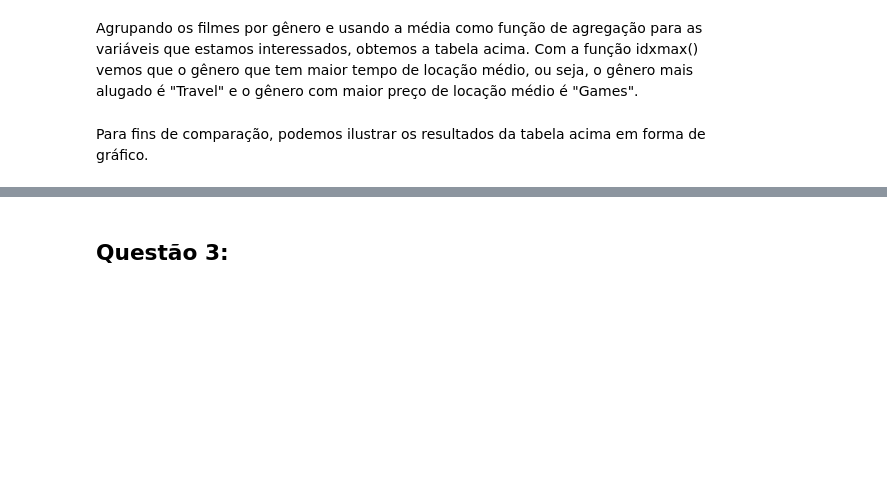
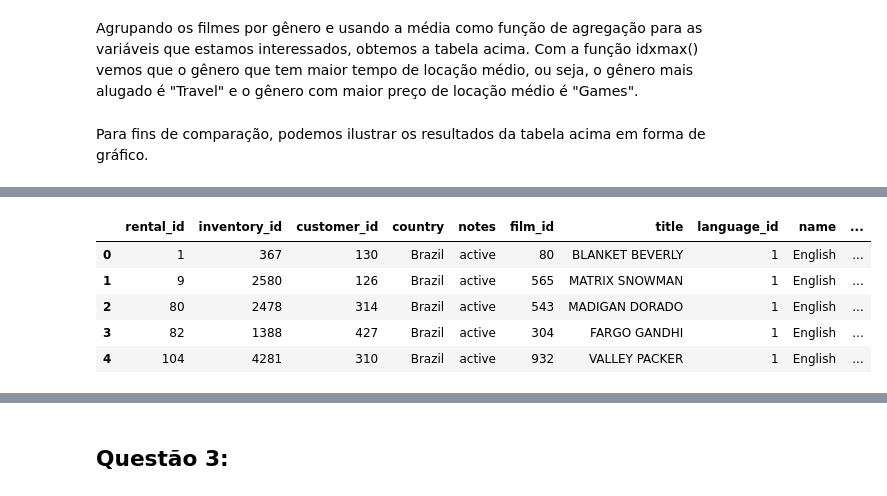
Before and after one commit to iblucher/MAC0459, a Jupyter notebook: Sakila.ipynb, the cells around one changed output, grey strips where cells are left out. Saved outputs shown, nothing was run; the diff lists cells and outputs as text; code cells hidden in the pictures; blank space fills up the shorter version.

```diff
--- a/Sakila.ipynb
+++ b/Sakila.ipynb
@@ -72,0 +111,10 @@ grouped_genres.plot(y = ['rental_duration', 'rental_rate'], kind = 'bar')
+# %%
+q2_csv = pd.read_csv('q2.csv')
+q2_csv.head()
+# %% [output]
+|  | rental_id | inventory_id | customer_id | country | notes | film_id | title | language_id | name | ... |
+| 0 | 1 | 367 | 130 | Brazil | active | 80 | BLANKET BEVERLY | 1 | English | ... |
+| 1 | 9 | 2580 | 126 | Brazil | active | 565 | MATRIX SNOWMAN | 1 | English | ... |
+| 2 | 80 | 2478 | 314 | Brazil | active | 543 | MADIGAN DORADO | 1 | English | ... |
+| 3 | 82 | 1388 | 427 | Brazil | active | 304 | FARGO GANDHI | 1 | English | ... |
+| 4 | 104 | 4281 | 310 | Brazil | active | 932 | VALLEY PACKER | 1 | English | ... |
```
Also changed, not shown: parts of 17 cells of this notebook.
